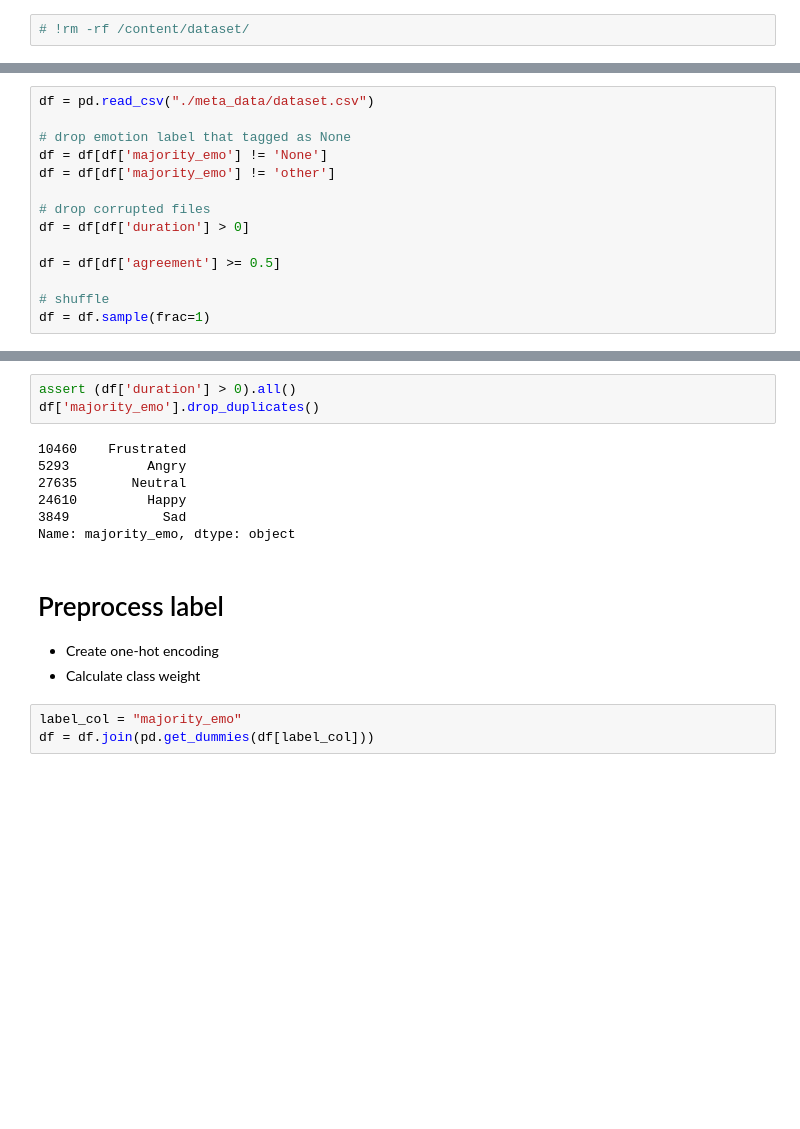
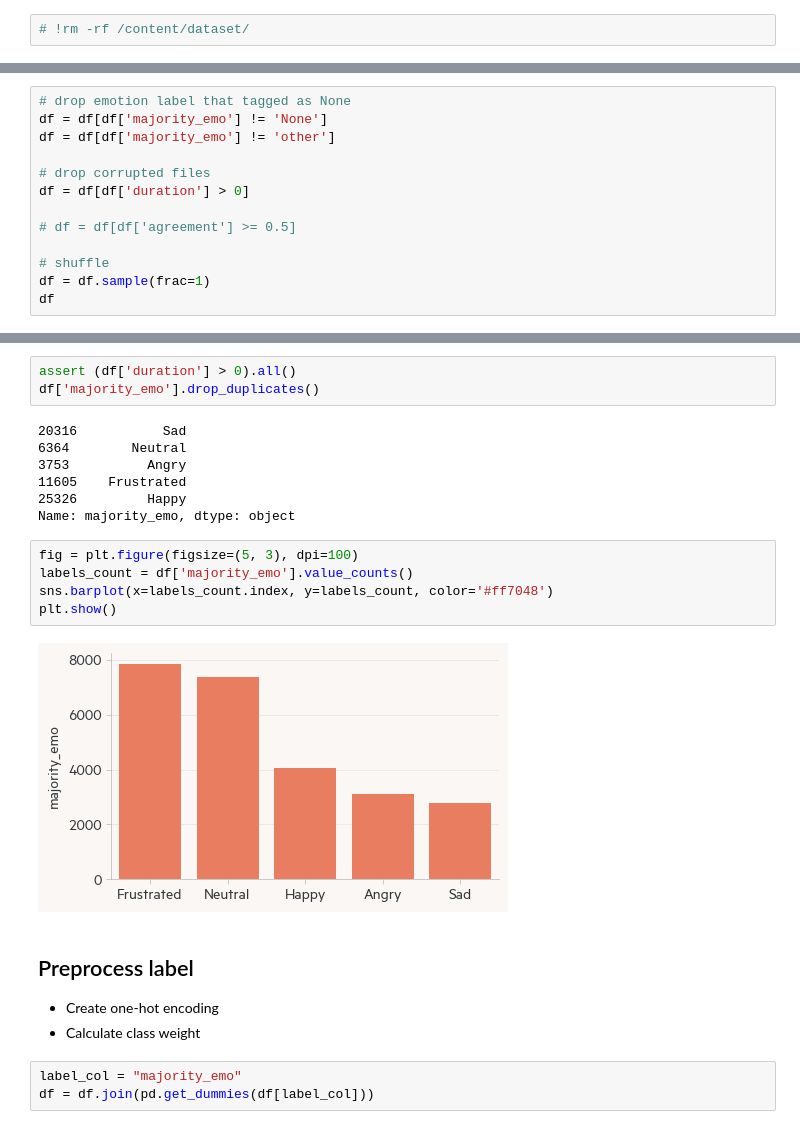
Before and after one commit to chuan-khuna/ThaiSER, a Jupyter notebook: Train Multi-layer Transformer.ipynb, the cells around one changed output, grey strips where cells are left out. Drawn from its saved outputs; the diff is of its cells as text; blank space fills up the shorter version.

```diff
--- a/Train Multi-layer Transformer.ipynb
+++ b/Train Multi-layer Transformer.ipynb
@@ -217,6 +255,4 @@ print(os.listdir(dataset_path))
 # %%
-df = pd.read_csv("./meta_data/dataset.csv")
-
 # drop emotion label that tagged as None
 df = df[df['majority_emo'] != 'None']
 df = df[df['majority_emo'] != 'other']
@@ -224,7 +260,8 @@ df = df[df['majority_emo'] != 'other']
 # drop corrupted files
 df = df[df['duration'] > 0]
 
-df = df[df['agreement'] >= 0.5]
+# df = df[df['agreement'] >= 0.5]
 
 # shuffle
 df = df.sample(frac=1)
+df
@@ -232,14 +283,21 @@ df = df.sample(frac=1)
 assert (df['duration'] > 0).all()
 df['majority_emo'].drop_duplicates()
 # %% [output]
-10460    Frustrated
-5293          Angry
-27635       Neutral
-24610         Happy
-3849            Sad
+20316           Sad
+6364        Neutral
+3753          Angry
+11605    Frustrated
+25326         Happy
 Name: majority_emo, dtype: object
+# %%
+fig = plt.figure(figsize=(5, 3), dpi=100)
+labels_count = df['majority_emo'].value_counts()
+sns.barplot(x=labels_count.index, y=labels_count, color='#ff7048')
+plt.show()
+# %% [output]
+[figure, added]
 # %% [markdown]
-# Preprocess label
+## Preprocess label
 
 - Create one-hot encoding
 - Calculate class weight
```
Also changed, not shown: parts of 35 cells of this notebook, 2 other files.
